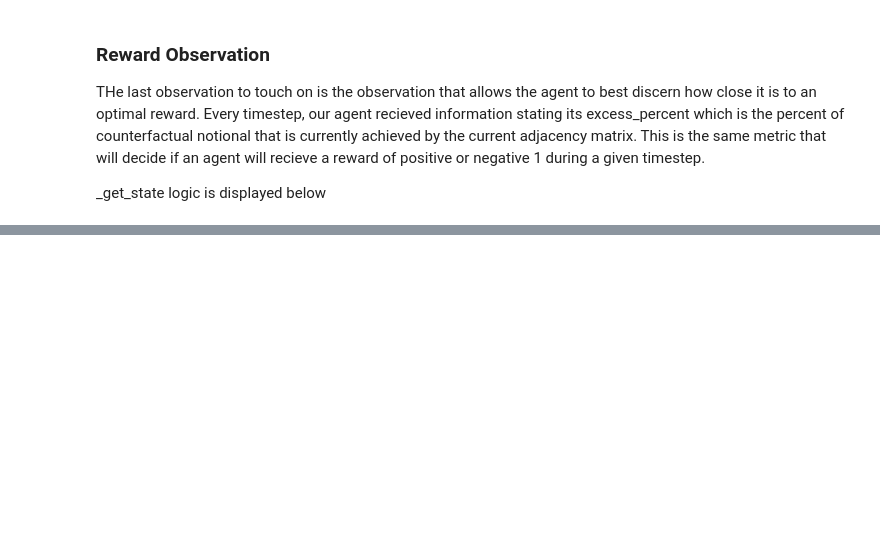
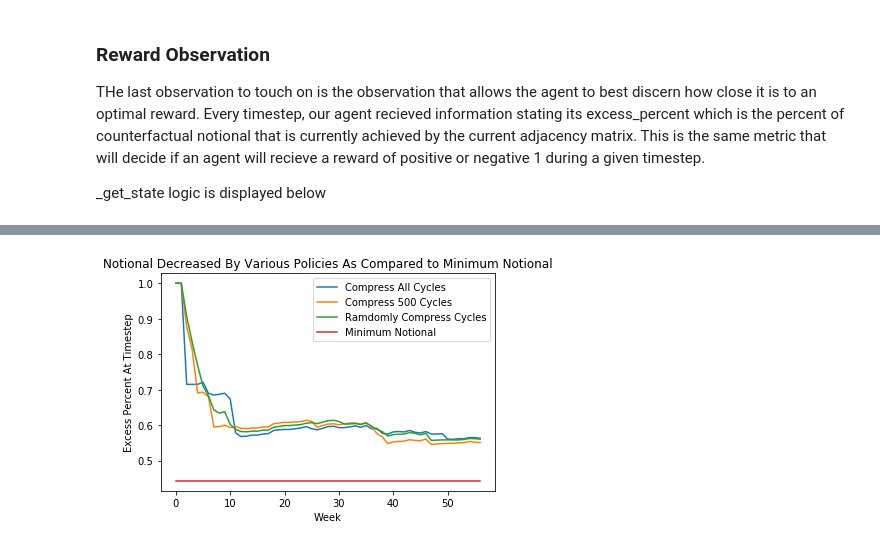
Before and after one commit to kkacquah/Continuous-AI-Derivatives-Compressor, a Jupyter notebook: Compressor Environment Notebook.ipynb, the cells around one changed output, grey strips where cells are left out. Cells and saved outputs as stored; diff of their text form; code cells hidden in the pictures; blank space fills up the shorter version.

```diff
--- a/Compressor Environment Notebook.ipynb
+++ b/Compressor Environment Notebook.ipynb
@@ -195,0 +204,19 @@ THe last observation to touch on is the observation that allows the agent to bes
+# %%
+min_notional = 0.4428939458995277
+min_notional_achieved_all_cycles = [1.0000,1.0000,0.7150,0.7150,0.7150,0.7210,0.6900,0.6850,0.6870,0.6900,0.6740,0.5780,0.5680,0.5690,0.5720,0.5720,0.5750,0.5760,0.5850,0.5870,0.5880,0.5880,0.5900,0.5920,0.5960,0.5900,0.5870,0.5910,0.5960,0.5970,0.5930,0.5930,0.5950,0.5980,0.5940,0.5990,0.5900,0.5910,0.5770,0.5750,0.5810,0.5820,0.5810,0.5850,0.5800,0.5780,0.5820,0.5750,0.5750,0.5760,0.5610,0.5600,0.5620,0.5620,0.5650,0.5650,0.5630]
+min_notional_achieved_500_cycles = [1.0000,1.0000,0.8770,0.8150,0.6910,0.6930,0.6800,0.5950,0.5960,0.6000,0.5930,0.5960,0.5910,0.5900,0.5920,0.5920,0.5950,0.5950,0.6040,0.6060,0.6080,0.6080,0.6090,0.6100,0.6140,0.6110,0.5940,0.5990,0.6030,0.6040,0.6010,0.6040,0.6060,0.6060,0.6030,0.6070,0.5970,0.5760,0.5670,0.5480,0.5530,0.5540,0.5550,0.5590,0.5570,0.5560,0.5610,0.5460,0.5470,0.5480,0.5490,0.5490,0.5500,0.5510,0.5540,0.5520,0.5510]
+min_notional_achieved_random_cycles = [1,1,0.905787879,0.834959596,0.769020202,0.710434343,0.68279798,0.642989899,0.634050505,0.637878788,0.602010101,0.588292929,0.581949495,0.581353535,0.583111111,0.583040404,0.585949495,0.585989899,0.594333333,0.596515152,0.598939394,0.598989899,0.600353535,0.601585859,0.605555556,0.607131313,0.604454545,0.608464646,0.612444444,0.61379798,0.610646465,0.603131313,0.603525253,0.604585859,0.601989899,0.606020202,0.597060606,0.588313131,0.581707071,0.569535354,0.573525253,0.574323232,0.574959596,0.579121212,0.577010101,0.572808081,0.576949495,0.55710101,0.557888889,0.558393939,0.55869697,0.558252525,0.558565657,0.559474747,0.562424242,0.56189899,0.560565657]
+
+n_weeks = len(min_notional_achieved_all_cycles)
+plt.plot(range(n_weeks), min_notional_achieved_all_cycles, label="Compress All Cycles")
+plt.plot(range(n_weeks), min_notional_achieved_500_cycles, label="Compress 500 Cycles")
+plt.plot(range(n_weeks), min_notional_achieved_random_cycles, label="Ramdomly Compress Cycles")
+plt.plot(range(n_weeks),[min_notional]*n_weeks, label="Minimum Notional")
+#plt.axis((0,n_weeks,0,1))
+plt.title("Notional Decreased By Various Policies As Compared to Minimum Notional")
+plt.ylabel("Excess Percent At Timestep")
+plt.xlabel("Week")
+plt.legend()
+plt.show()
+# %% [output]
+[figure, added]
```
Also changed, not shown: parts of 13 cells of this notebook, 4 other files.
